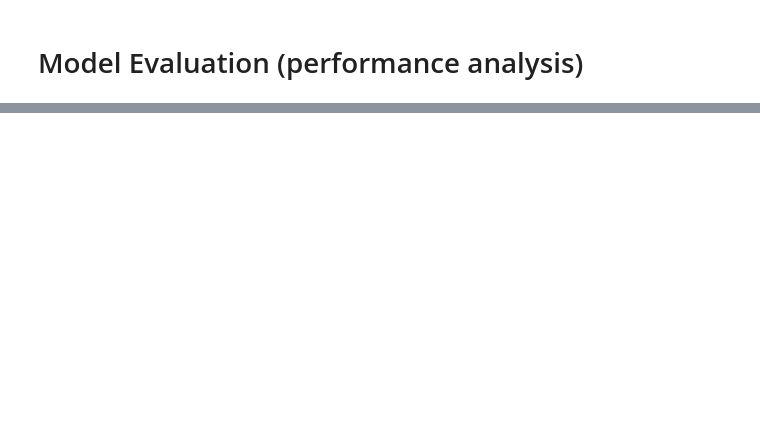
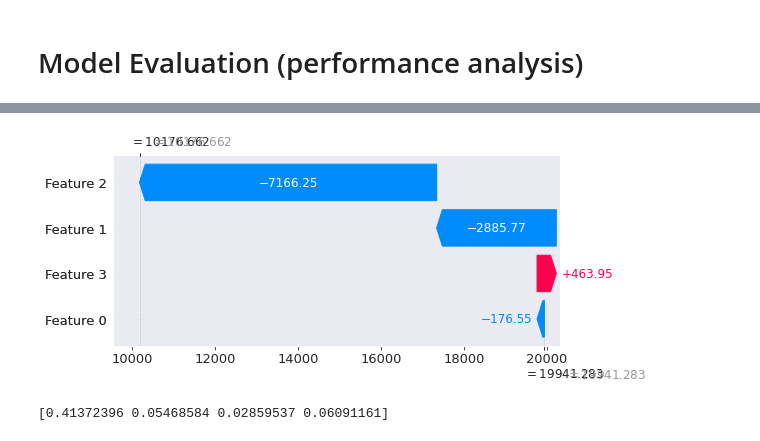
Before and after one commit to himanshu-nakrani/Cryptocurrency-Price-Prediction, a Jupyter notebook: bitcoin-price-prediction.ipynb, the cells around one changed output, grey strips where cells are left out. Drawn from its saved outputs; the diff is of its cells as text; code cells hidden in the pictures; blank space fills up the shorter version.

```diff
--- a/bitcoin-price-prediction.ipynb
+++ b/bitcoin-price-prediction.ipynb
@@ -389,0 +408,10 @@ Accuracy:  0.9581185460018204
+# %%
+row = 111
+shap.plots._waterfall.waterfall_legacy(shap.TreeExplainer(rf).expected_value[0],
+                                       shap_values[row],
+                                      )
+
+print(X_test[111])
+# %% [output]
+[figure, added]
+[0.41372396 0.05468584 0.02859537 0.06091161]
```
Also changed, not shown: parts of 13 cells of this notebook.
